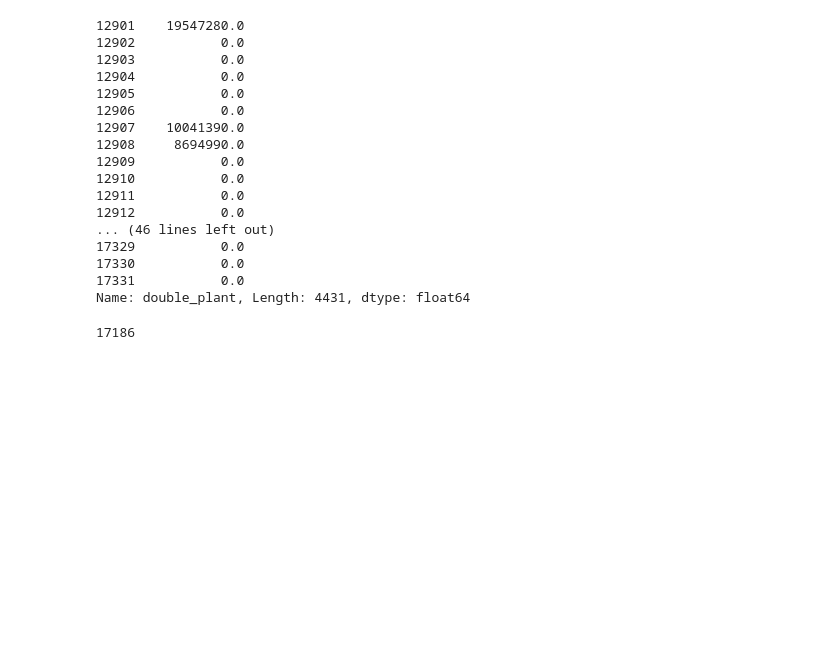
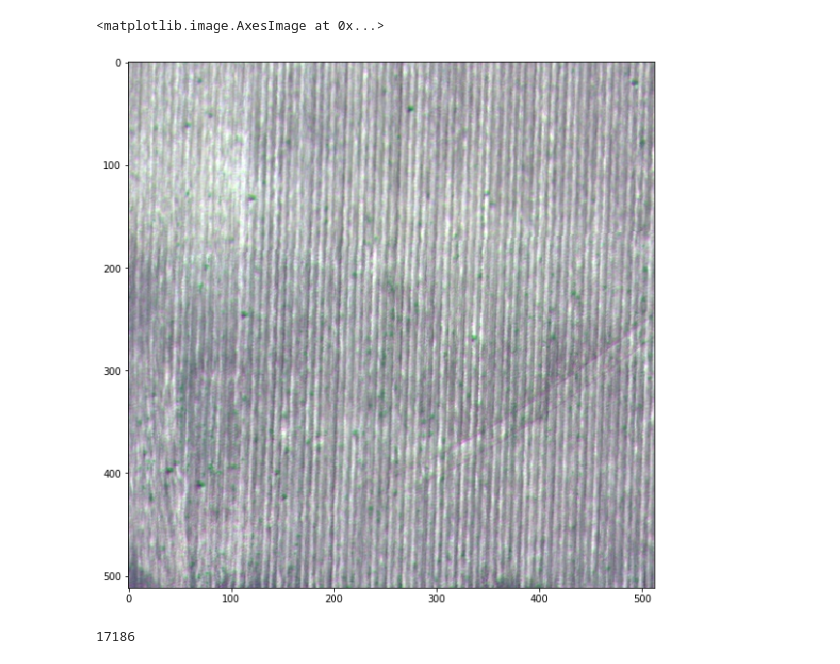
Before and after one commit to Justdjent/agrivision_challenge, a Jupyter notebook: notebooks/new_df.ipynb, the cells around one changed output. Cells and saved outputs as stored; diff of their text form; code cells hidden in the pictures; blank space fills up the shorter version.

```diff
--- a/notebooks/new_df.ipynb
+++ b/notebooks/new_df.ipynb
@@ -7,25 +10,20 @@ from sklearn.model_selection import train_test_split
 # %%
 df_path = "/home/user/projects/agrivision/data/Agriculture-Vision/train_val_df.csv"
+data_path = "/home/user/projects/agrivision/data/Agriculture-Vision/train_val"
-# %%
-df[df['ds_part'] == 'val']['double_plant']
-# %% [output]
-12901    19547280.0
-12902           0.0
-12903           0.0
-12904           0.0
-12905           0.0
-12906           0.0
-12907    10041390.0
-12908     8694990.0
-12909           0.0
-12910           0.0
-12911           0.0
-12912           0.0
-... (46 lines left out)
-17329           0.0
-17330           0.0
-17331           0.0
-Name: double_plant, Length: 4431, dtype: float64
+# %%
+train_df = df[df['ds_part'] == 'train']
+# %%
+planter_skip_train = train_df[train_df['planter_skip'] != 0]
+names = planter_skip_train['name'].tolist()
+# %%
+img_path = os.path.join(data_path, "images", "rgb", names[0])
+img = cv2.imread(img_path)
+img = cv2.cvtColor(img, cv2.COLOR_BGR2RGB)
+plt.figure(figsize=(10,10))
+plt.imshow(img)
+# %% [output]
+<matplotlib.image.AxesImage at 0x...>
+[figure, added]
 # %%
 df = pd.read_csv(df_path)
 # %%
```
Also changed, not shown: parts of 1 cell of this notebook, 3 other files.
